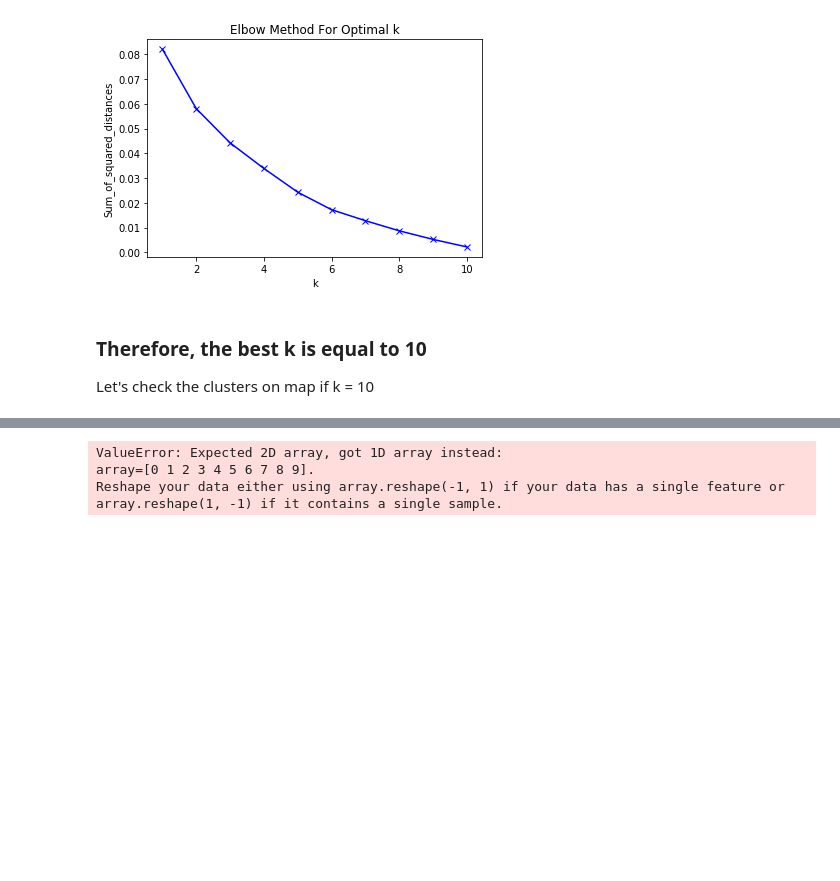
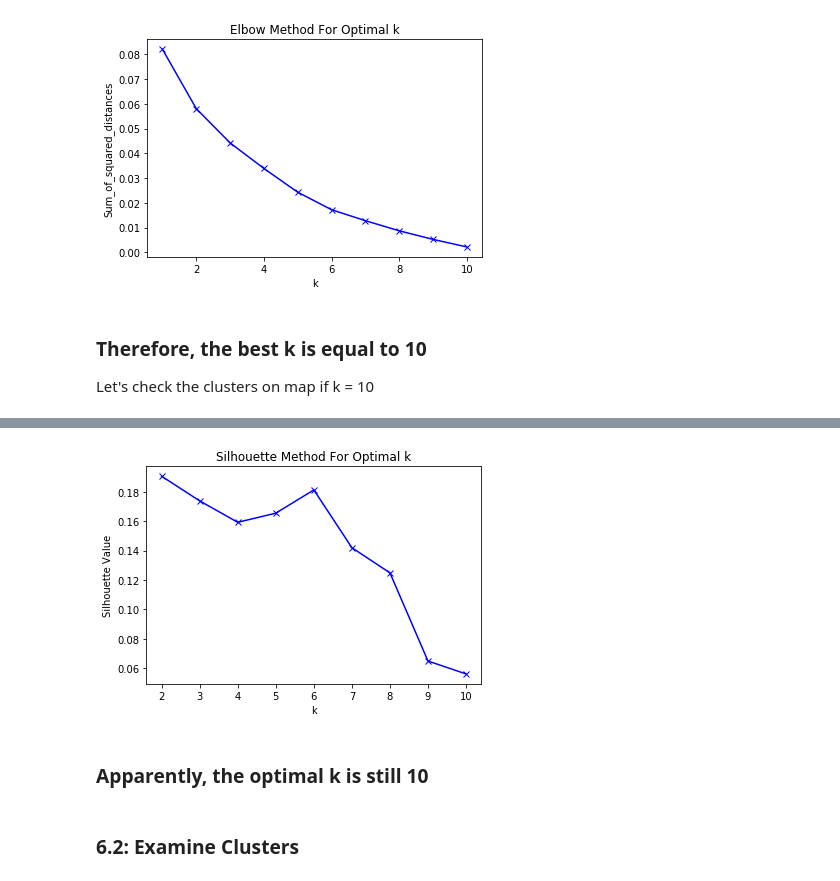
Before and after one commit to fxu9411/Applied-Data-Science-Capstone, a Jupyter notebook: Battle of the Neighborhood.ipynb, the cells around one changed output, grey strips where cells are left out. Cells and saved outputs as stored; diff of their text form; code cells hidden in the pictures; blank space fills up the shorter version.

```diff
--- a/Battle of the Neighborhood.ipynb
+++ b/Battle of the Neighborhood.ipynb
@@ -754,23 +754,23 @@ The Silhouette Value s(i) for each data point i is defined as follows:
 # %%
 from sklearn.metrics import silhouette_score
 
 sil = []
 K = range(2,11)
 
 for k in K:
   kmeans = KMeans(n_clusters = k).fit(toronto_grouped_clustering)
   labels = kmeans.labels_
-  sil.append(silhouette_score(x, labels, metric = 'euclidean'))
-
-
+  sil.append(silhouette_score(toronto_grouped_clustering, labels, metric = 'euclidean'))
 
 
 plt.plot(K, sil, 'bx-')
 plt.xlabel('k')
 plt.ylabel('Silhouette Value')
 plt.title('Silhouette Method For Optimal k')
 plt.show()
 # %% [output]
-ValueError: Expected 2D array, got 1D array instead:
-array=[0 1 2 3 4 5 6 7 8 9].
-Reshape your data either using array.reshape(-1, 1) if your data has a single feature or array.reshape(1, -1) if it contains a single sample.
+[figure, added]
+# %% [markdown]
+### Apparently, the optimal k is still 10
+# %% [markdown]
+### 6.2: Examine Clusters
```
Also changed, not shown: parts of 1 cell of this notebook.
